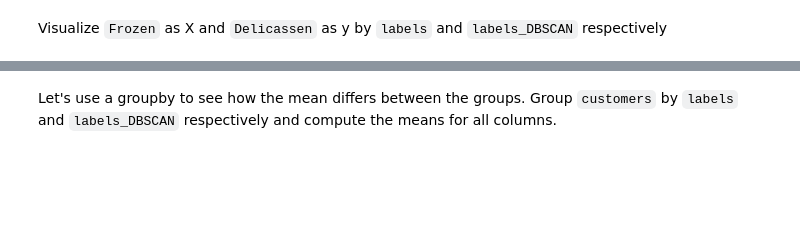
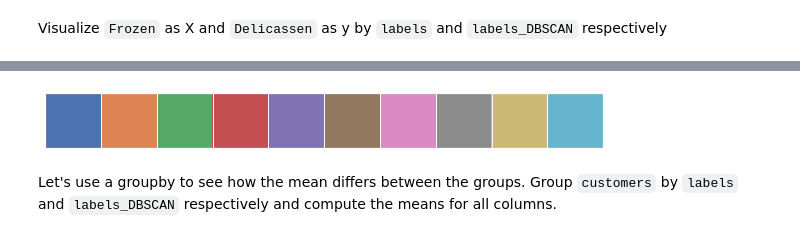
Before and after one commit to ta-data-bcn/lab-unsupervised-learning, a Jupyter notebook: your-code/main.ipynb, the cells around one changed output, grey strips where cells are left out. Saved outputs shown, nothing was run; the diff lists cells and outputs as text; code cells hidden in the pictures; blank space fills up the shorter version.

```diff
--- a/your-code/main.ipynb
+++ b/your-code/main.ipynb
@@ -271,2 +297,7 @@ Visualize `Frozen` as X and `Delicassen` as y by `labels` and `labels_DBSCAN` re
+# %%
+current_palette = sns.color_palette()
+sns.palplot(current_palette)
+# %% [output]
+[figure, added]
 # %% [markdown]
 Let's use a groupby to see how the mean differs between the groups. Group `customers` by `labels` and `labels_DBSCAN` respectively and compute the means for all columns.
```
Also changed, not shown: parts of 14 cells of this notebook.
